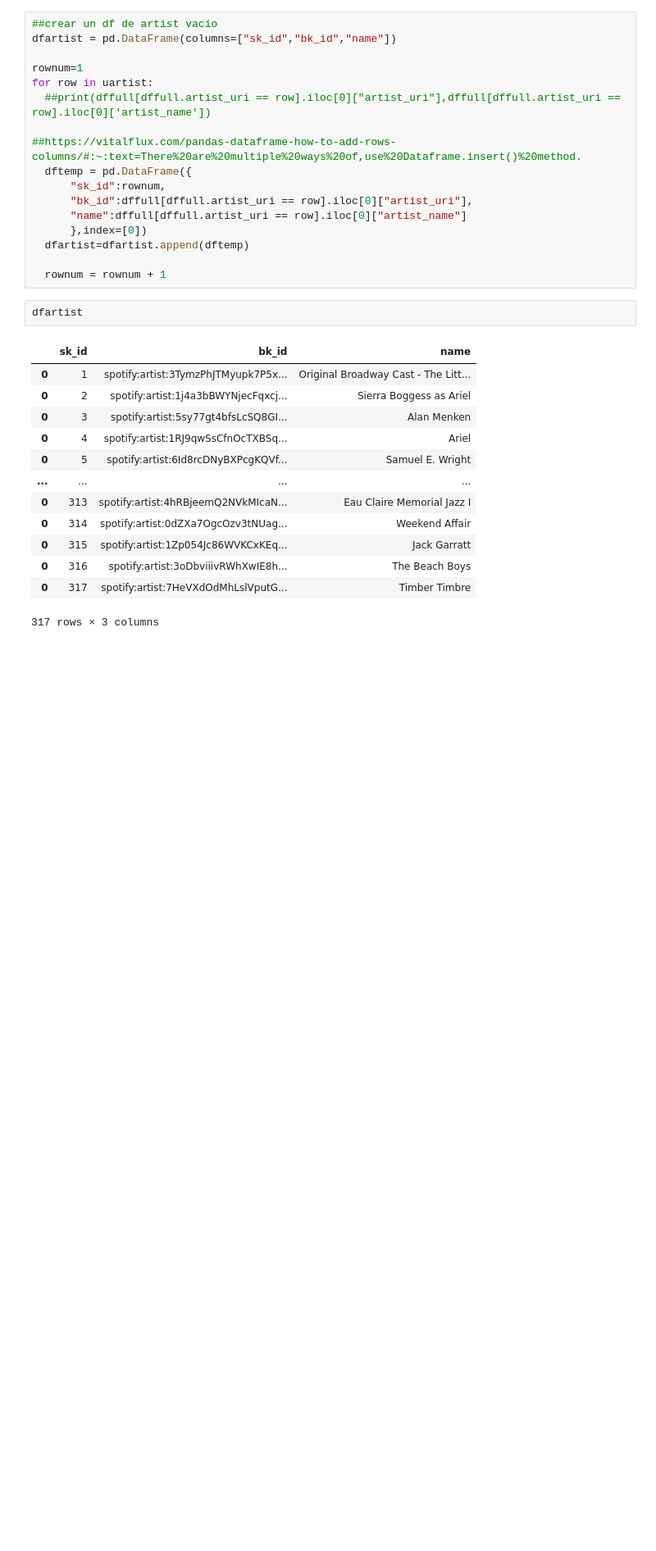
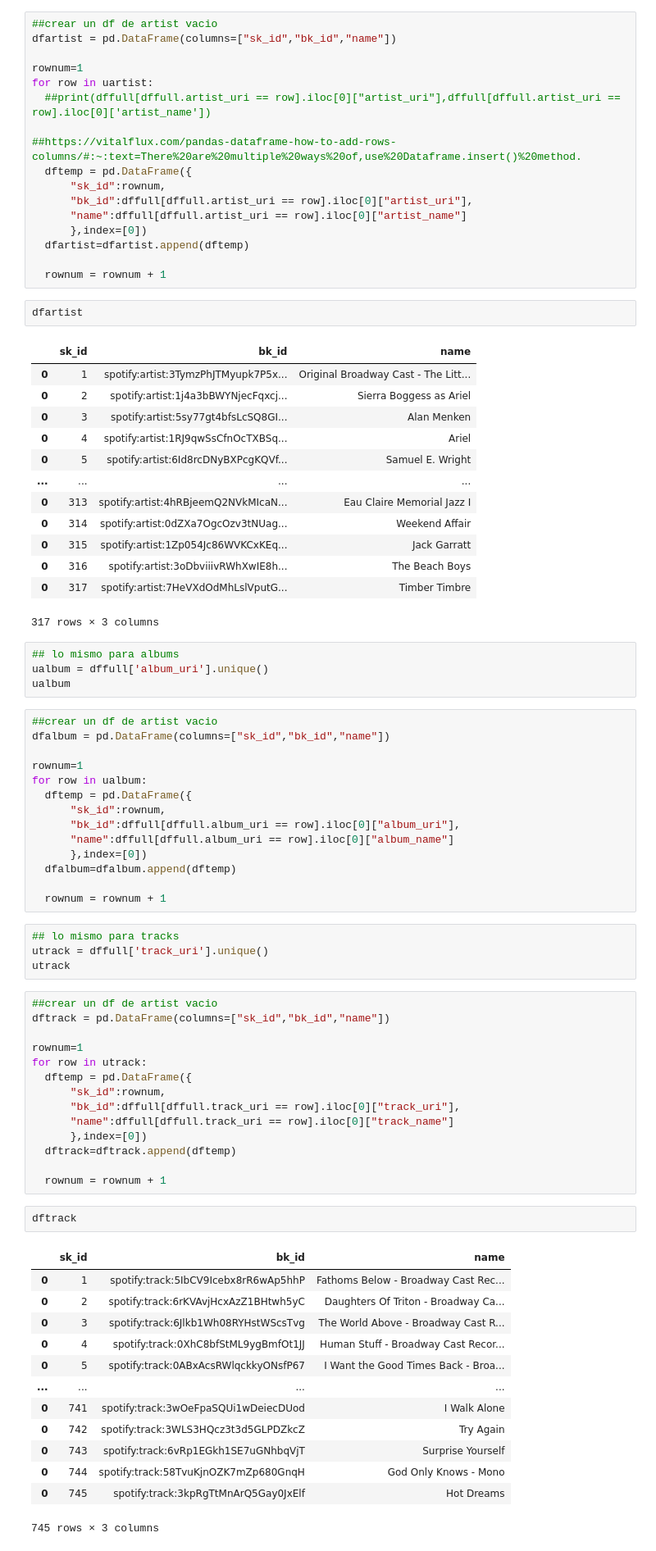
Before and after one commit to fatimaavila/practica-etl, a Jupyter notebook: leerDataPandas.ipynb, the cells around one changed output. Shown: that part at 82% size. Saved outputs shown, nothing was run; the diff lists cells and outputs as text; blank space fills up the shorter version.

Commit message:
procesado para tracks y para albums

```diff
--- a/leerDataPandas.ipynb
+++ b/leerDataPandas.ipynb
@@ -142,3 +142,55 @@ dfartist
 | 0 | 316 | spotify:artist:3oDbviiivRWhXwIE8h... | The Beach Boys |
 | 0 | 317 | spotify:artist:7HeVXdOdMhLslVputG... | Timber Timbre |
 317 rows × 3 columns
+# %%
+## lo mismo para albums
+ualbum = dffull['album_uri'].unique()
+ualbum
+# %%
+##crear un df de artist vacio
+dfalbum = pd.DataFrame(columns=["sk_id","bk_id","name"])
+
+rownum=1
+for row in ualbum:
+  dftemp = pd.DataFrame({
+      "sk_id":rownum,
+      "bk_id":dffull[dffull.album_uri == row].iloc[0]["album_uri"],
+      "name":dffull[dffull.album_uri == row].iloc[0]["album_name"]
+      },index=[0])
+  dfalbum=dfalbum.append(dftemp)
+
+  rownum = rownum + 1
+# %%
+## lo mismo para tracks
+utrack = dffull['track_uri'].unique()
+utrack
+# %%
+##crear un df de artist vacio
+dftrack = pd.DataFrame(columns=["sk_id","bk_id","name"])
+
+rownum=1
+for row in utrack:
+  dftemp = pd.DataFrame({
+      "sk_id":rownum,
+      "bk_id":dffull[dffull.track_uri == row].iloc[0]["track_uri"],
+      "name":dffull[dffull.track_uri == row].iloc[0]["track_name"]
+      },index=[0])
+  dftrack=dftrack.append(dftemp)
+
+  rownum = rownum + 1
+# %%
+dftrack
+# %% [output]
+|  | sk_id | bk_id | name |
+| 0 | 1 | spotify:track:5IbCV9Icebx8rR6wAp5hhP | Fathoms Below - Broadway Cast Rec... |
+| 0 | 2 | spotify:track:6rKVAvjHcxAzZ1BHtwh5yC | Daughters Of Triton - Broadway Ca... |
+| 0 | 3 | spotify:track:6Jlkb1Wh08RYHstWScsTvg | The World Above - Broadway Cast R... |
+| 0 | 4 | spotify:track:0XhC8bfStML9ygBmfOt1JJ | Human Stuff - Broadway Cast Recor... |
+| 0 | 5 | spotify:track:0ABxAcsRWlqckkyONsfP67 | I Want the Good Times Back - Broa... |
+| ... | ... | ... | ... |
+| 0 | 741 | spotify:track:3wOeFpaSQUi1wDeiecDUod | I Walk Alone |
+| 0 | 742 | spotify:track:3WLS3HQcz3t3d5GLPDZkcZ | Try Again |
+| 0 | 743 | spotify:track:6vRp1EGkh1SE7uGNhbqVjT | Surprise Yourself |
+| 0 | 744 | spotify:track:58TvuKjnOZK7mZp680GnqH | God Only Knows - Mono |
+| 0 | 745 | spotify:track:3kpRgTtMnArQ5Gay0JxElf | Hot Dreams |
+745 rows × 3 columns
```
